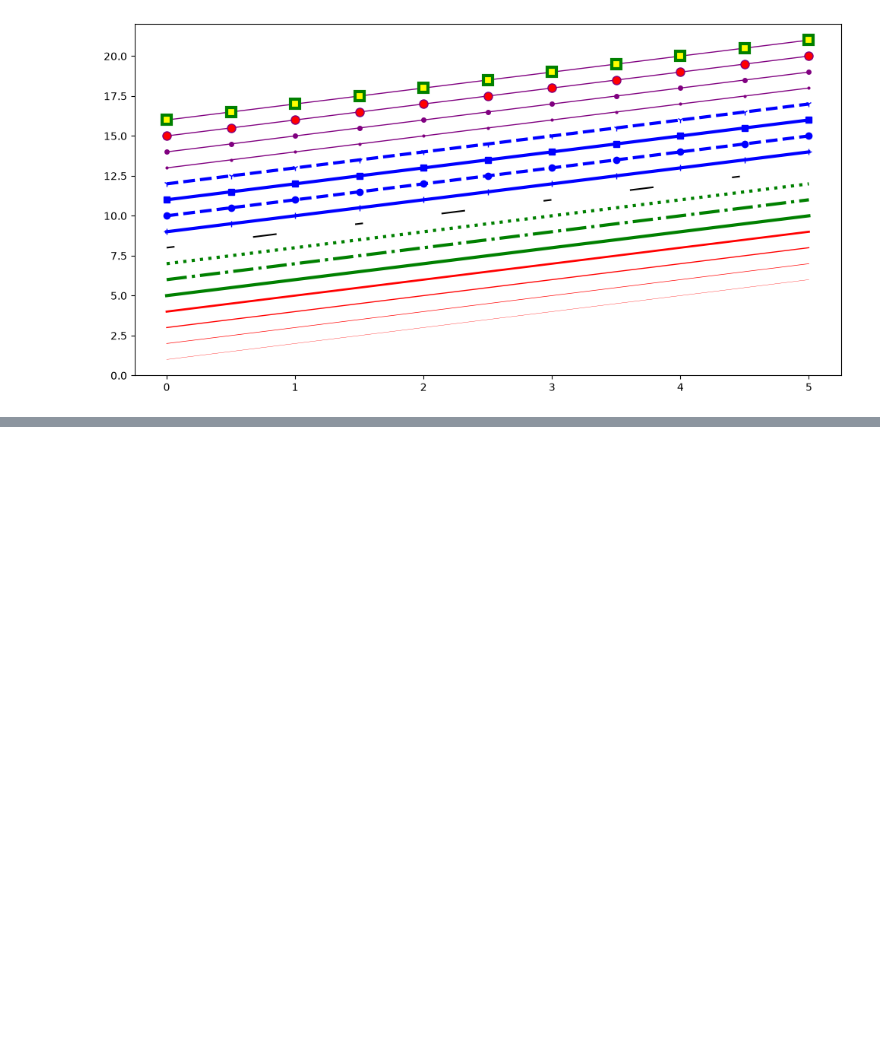
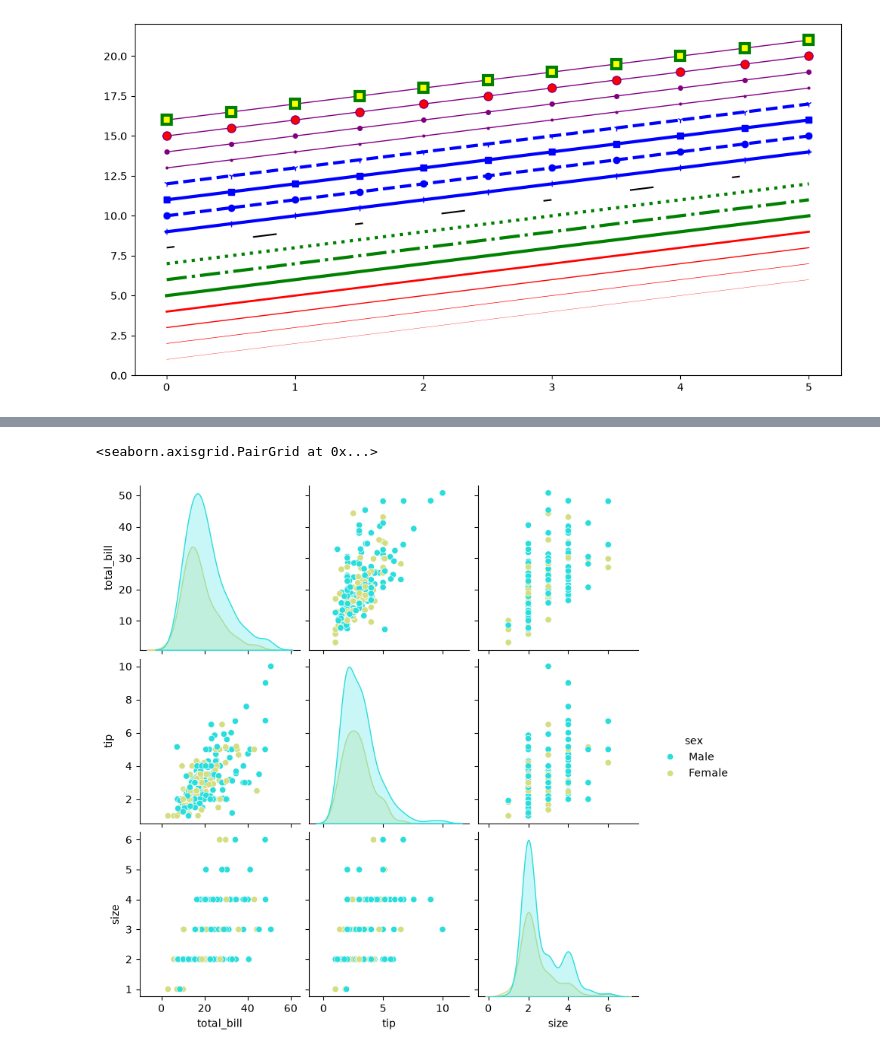
Before and after one commit to sanathecoder/PY, a Jupyter notebook: Pandas/DataVisualization.ipynb, the cells around one changed output, grey strips where cells are left out. Saved outputs shown, nothing was run; the diff lists cells and outputs as text; code cells hidden in the pictures; blank space fills up the shorter version.

```diff
--- a/Pandas/DataVisualization.ipynb
+++ b/Pandas/DataVisualization.ipynb
@@ -126,0 +170,5 @@ ax.plot(xaxis, xaxis+16, color="purple", lw=1, ls='-', marker='s', markersize=8,
+# %%
+sns.pairplot(df,hue='sex', palette='rainbow')
+# %% [output]
+<seaborn.axisgrid.PairGrid at 0x...>
+[figure, added]
```
Also changed, not shown: parts of 15 cells of this notebook, 3 other files.
